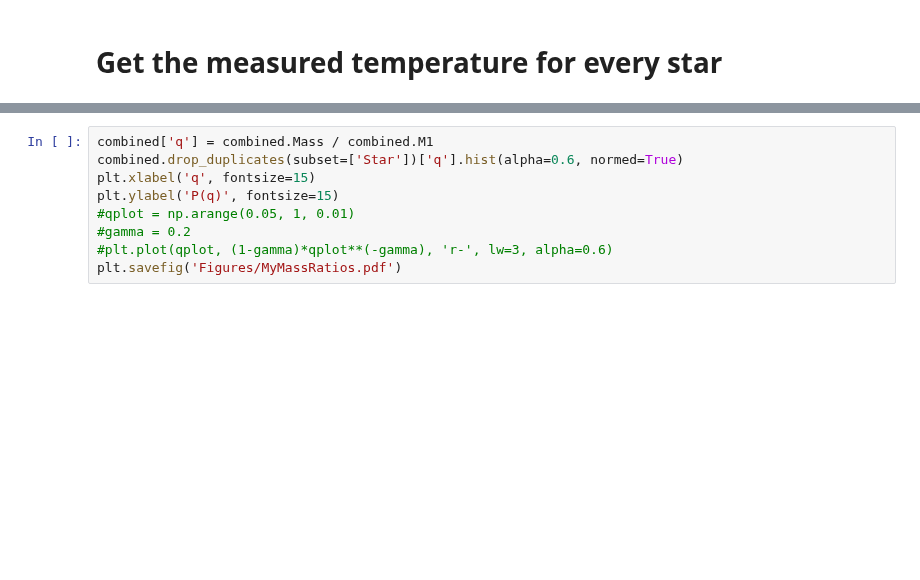
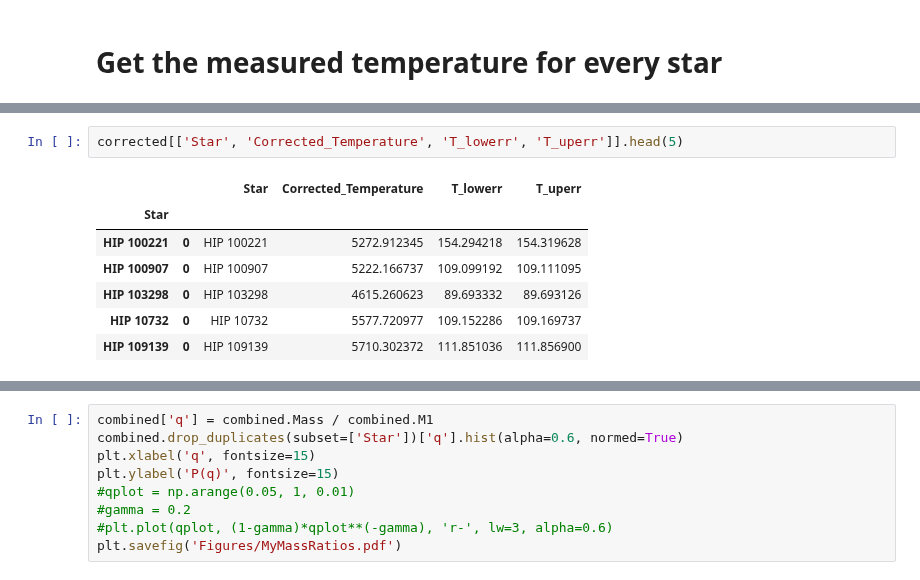
Before and after one commit to kgullikson88/BinaryInference, a Jupyter notebook: CompileCompanionData.ipynb, the cells around one changed output, grey strips where cells are left out. Drawn from its saved outputs; the diff is of its cells as text; blank space fills up the shorter version.

```diff
--- a/CompileCompanionData.ipynb
+++ b/CompileCompanionData.ipynb
@@ -148,2 +163,12 @@ df
+# %%
+corrected[['Star', 'Corrected_Temperature', 'T_lowerr', 'T_uperr']].head(5)
+# %% [output]
+|  |  | Star | Corrected_Temperature | T_lowerr | T_uperr |
+| Star |  |  |  |  |  |
+| HIP 100221 | 0 | HIP 100221 | 5272.912345 | 154.294218 | 154.319628 |
+| HIP 100907 | 0 | HIP 100907 | 5222.166737 | 109.099192 | 109.111095 |
+| HIP 103298 | 0 | HIP 103298 | 4615.260623 | 89.693332 | 89.693126 |
+| HIP 10732 | 0 | HIP 10732 | 5577.720977 | 109.152286 | 109.169737 |
+| HIP 109139 | 0 | HIP 109139 | 5710.302372 | 111.851036 | 111.856900 |
 # %%
 corrected.Corrected_Temperature.hist()
```
Also changed, not shown: parts of 47 cells of this notebook.
